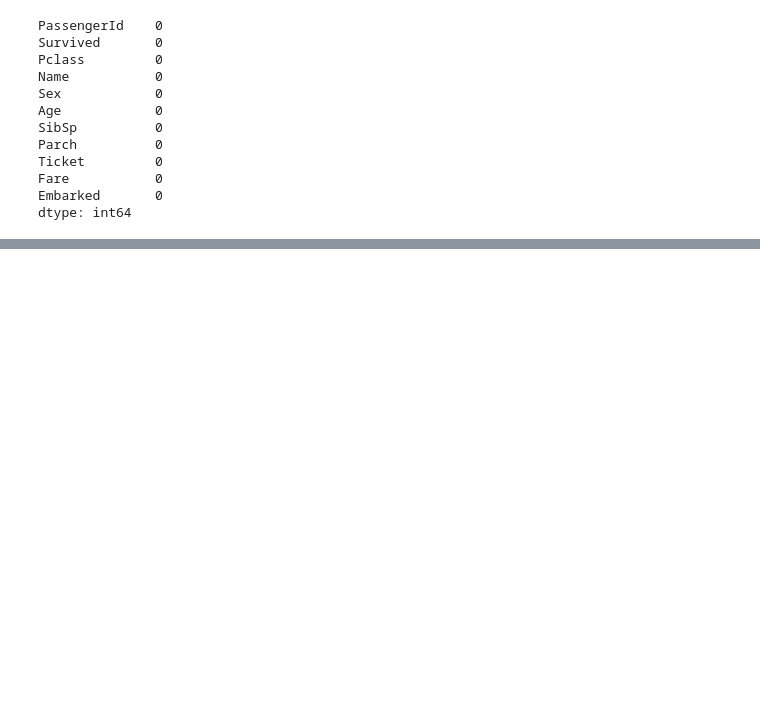
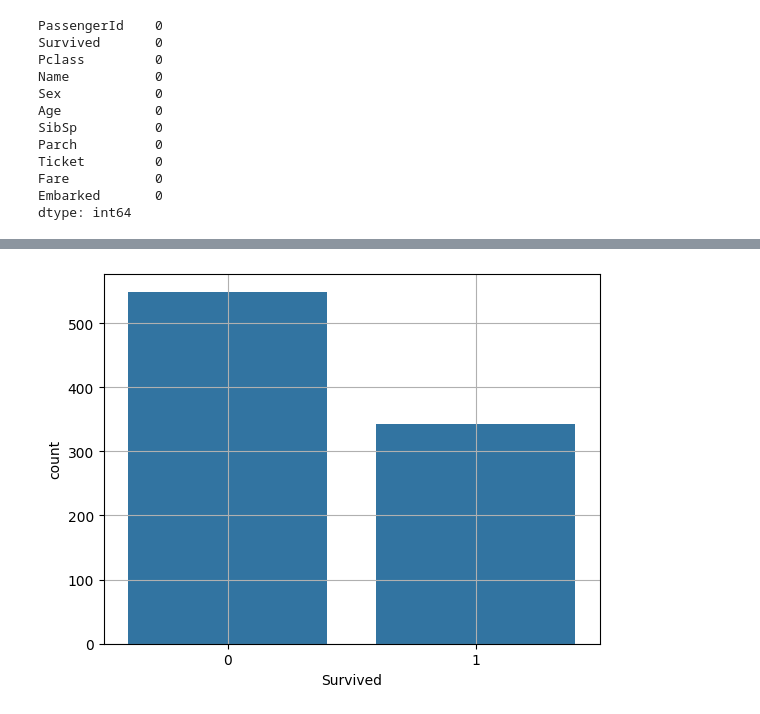
Before and after one commit to EthicalCoder96/PandasBasicStudy, a Jupyter notebook: project__5.ipynb, the cells around one changed output, grey strips where cells are left out. Saved outputs shown, nothing was run; the diff lists cells and outputs as text; code cells hidden in the pictures; blank space fills up the shorter version.

```diff
--- a/project__5.ipynb
+++ b/project__5.ipynb
@@ -281,0 +301,3 @@ dtype: int64
+# %%
+# Creating new column
+df['Gender'] = df['Sex'].map({'male':1,'female':0})
@@ -281,0 +311,3 @@ dtype: int64
+# %%
+# inserting column after index i
+df.insert(5,'GenderNew',df['Gender'])
@@ -281,0 +326,6 @@ dtype: int64
+# %%
+# How many people survived and how many died
+sns.countplot(x='Survived',data=df)
+plt.grid()
+# %% [output]
+[figure, added]
```
Also changed, not shown: parts of 15 cells of this notebook, 1 other file.
